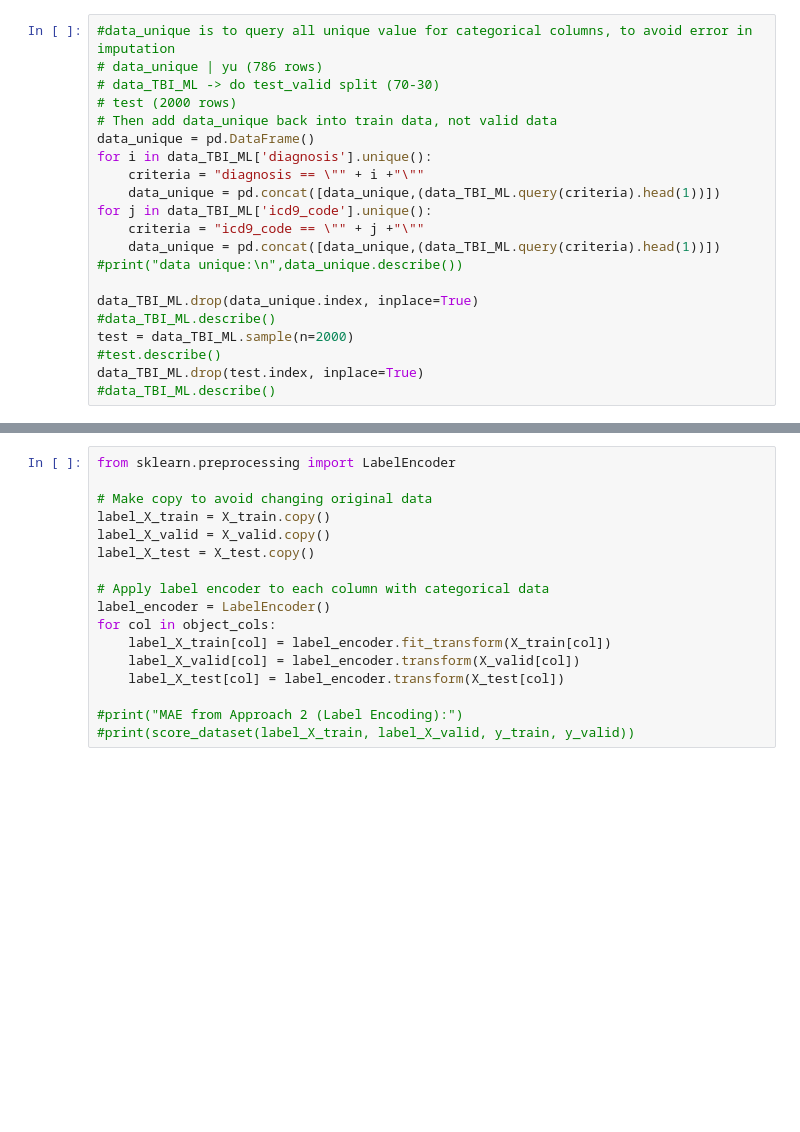
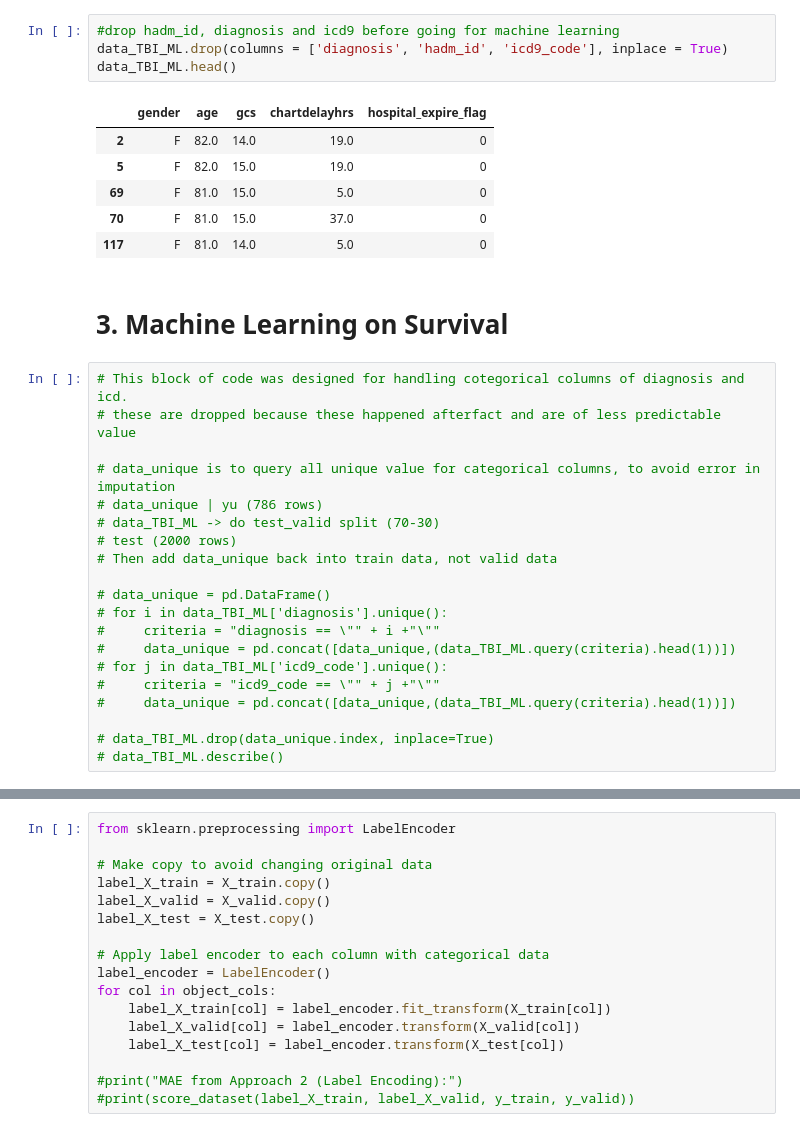
Before and after one commit to georgeshi-hub/MIMIC-TBI, a Jupyter notebook: TBI_ML.ipynb, the cells around one changed output, grey strips where cells are left out. Drawn from its saved outputs; the diff is of its cells as text; blank space fills up the shorter version.

```diff
--- a/TBI_ML.ipynb
+++ b/TBI_ML.ipynb
@@ -112,21 +136,33 @@ max      306.000000     15.000000    1216.000000              1.000000
+# %%
+#drop hadm_id, diagnosis and icd9 before going for machine learning
+data_TBI_ML.drop(columns = ['diagnosis', 'hadm_id', 'icd9_code'], inplace = True)
+data_TBI_ML.head()
+# %% [output]
+|  | gender | age | gcs | chartdelayhrs | hospital_expire_flag |
+| 2 | F | 82.0 | 14.0 | 19.0 | 0 |
+| 5 | F | 82.0 | 15.0 | 19.0 | 0 |
+| 69 | F | 81.0 | 15.0 | 5.0 | 0 |
+| 70 | F | 81.0 | 15.0 | 37.0 | 0 |
+| 117 | F | 81.0 | 14.0 | 5.0 | 0 |
+# %% [markdown]
+# 3. Machine Learning on Survival
 # %%
-#data_unique is to query all unique value for categorical columns, to avoid error in imputation
+# This block of code was designed for handling cotegorical columns of diagnosis and icd.
+# these are dropped because these happened afterfact and are of less predictable value
+
+# data_unique is to query all unique value for categorical columns, to avoid error in imputation
 # data_unique | yu (786 rows)
 # data_TBI_ML -> do test_valid split (70-30)
 # test (2000 rows)
 # Then add data_unique back into train data, not valid data
-data_unique = pd.DataFrame()
-for i in data_TBI_ML['diagnosis'].unique():
-    criteria = "diagnosis == \"" + i +"\""
-    data_unique = pd.concat([data_unique,(data_TBI_ML.query(criteria).head(1))])
-for j in data_TBI_ML['icd9_code'].unique():
-    criteria = "icd9_code == \"" + j +"\""
-    data_unique = pd.concat([data_unique,(data_TBI_ML.query(criteria).head(1))])
-#print("data unique:\n",data_unique.describe())
 
-data_TBI_ML.drop(data_unique.index, inplace=True)
-#data_TBI_ML.describe()
-test = data_TBI_ML.sample(n=2000)
-#test.describe()
-data_TBI_ML.drop(test.index, inplace=True)
-#data_TBI_ML.describe()
+# data_unique = pd.DataFrame()
+# for i in data_TBI_ML['diagnosis'].unique():
+#     criteria = "diagnosis == \"" + i +"\""
+#     data_unique = pd.concat([data_unique,(data_TBI_ML.query(criteria).head(1))])
+# for j in data_TBI_ML['icd9_code'].unique():
+#     criteria = "icd9_code == \"" + j +"\""
+#     data_unique = pd.concat([data_unique,(data_TBI_ML.query(criteria).head(1))])
+
+# data_TBI_ML.drop(data_unique.index, inplace=True)
+# data_TBI_ML.describe()
```
Also changed, not shown: parts of 29 cells of this notebook.
